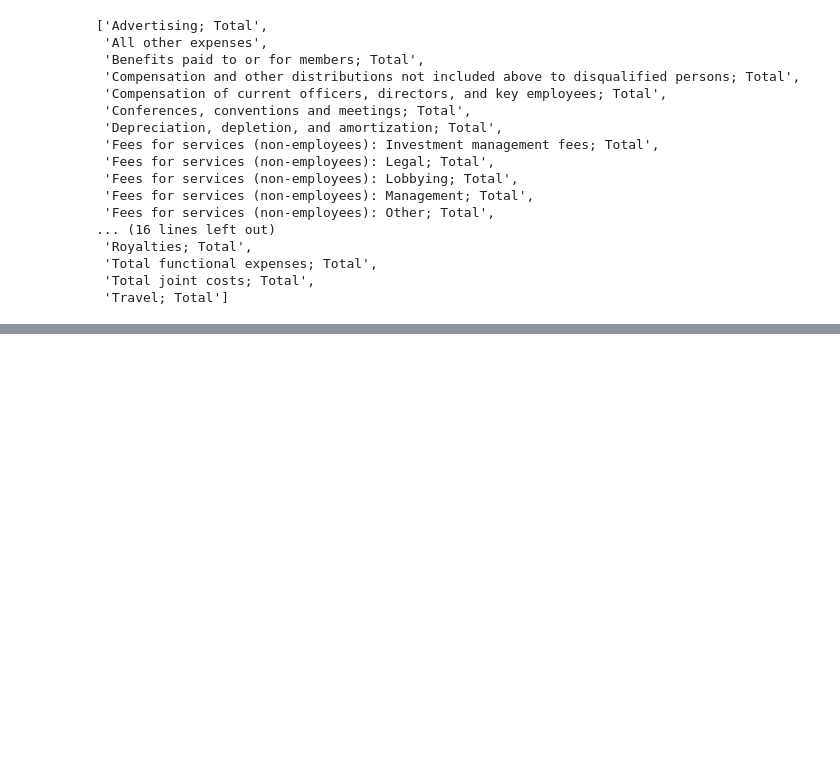
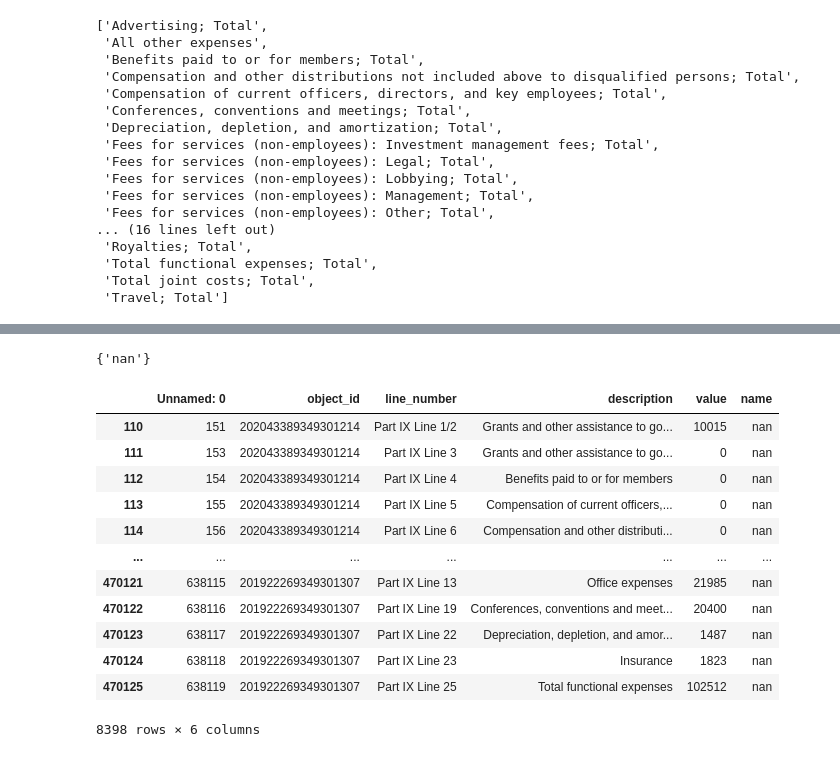
Before and after one commit to Vidhi-H-Patel/990-Project, a Jupyter notebook: Data_cleaning.ipynb, the cells around one changed output, grey strips where cells are left out. Drawn from its saved outputs; the diff is of its cells as text; code cells hidden in the pictures; blank space fills up the shorter version.

```diff
--- a/Data_cleaning.ipynb
+++ b/Data_cleaning.ipynb
@@ -286,3 +286,7 @@ sample['line_number'] = sample['line_number'].str.replace('; col \(A\)', '')
 # %%
 #save date as csv
 sample.to_csv("cleaned_data.csv",index=False)
+# %%
+data = pd.read_csv("cleaned_data.csv")
+#check over hospital names
+sorted(data['name'].unique())
@@ -288,0 +330,71 @@ sample.to_csv("cleaned_data.csv",index=False)
+# %%
+import os
+
+test_data = data.copy()
+
+#open each csv file and cut part IX
+path = '/Users/vidhipatel/Desktop/990 Project/data'
+for filename in os.listdir(path):
+    for i in non_id:
+        if filename == (str(i)+'.csv'):
+            with open(os.path.join(path, filename)) as f:
+                # read file as csv
+                content = pd.read_csv(f)
+                # get rows with business name
+                nameline = content[content["description"]
+                            .str.contains("business name line ",na=False, case=False)==True]
+                nameline = nameline.reset_index()
+                # get rows with hospital name
+                name = nameline[nameline["value"]
+                            .str.contains("hospital",na=False, case=False)==True]
+                name = name.reset_index()
+                #get hospital name
+                if (len(name.index)) >= 1:
+                    hos_name = name.loc[0,'value']
+                else:
+                    hos_name = name['value']
+
+                #add name to datafile
+                data_index = test_data[test_data['object_id'] == i].index
+                test_data.at[data_index,'name'] = hos_name
+# %%
+test_data['name'] = test_data['name'].astype(str)
+# %%
+#creat set for names that contain 'hospital'
+hospital_test = set()
+#creat set for names that don't contain 'hospital'
+non_hospital_test = set()
+
+#add to above sets the correct values
+for i in test_data['name']:
+    if 'hospital' in i.lower():
+        hospital_test.add(i)
+    else:
+        non_hospital_test.add(i)
+
+#get object id of the non hospitals
+non_id_test = set()
+for i in non_hospital_test:
+    non_index = test_data[test_data['name'] == i].index
+    for j in non_index:
+        non_id_test.add(test_data.at[j,'object_id'])
+
+print(non_hospital_test)
+# %% [output]
+{'nan'}
+# %%
+test_data[test_data['name']=='nan']
+# %% [output]
+|  | Unnamed: 0 | object_id | line_number | description | value | name |
+| 110 | 151 | 202043389349301214 | Part IX Line 1/2 | Grants and other assistance to go... | 10015 | nan |
+| 111 | 153 | 202043389349301214 | Part IX Line 3 | Grants and other assistance to go... | 0 | nan |
+| 112 | 154 | 202043389349301214 | Part IX Line 4 | Benefits paid to or for members | 0 | nan |
+| 113 | 155 | 202043389349301214 | Part IX Line 5 | Compensation of current officers,... | 0 | nan |
+| 114 | 156 | 202043389349301214 | Part IX Line 6 | Compensation and other distributi... | 0 | nan |
+| ... | ... | ... | ... | ... | ... | ... |
+| 470121 | 638115 | 201922269349301307 | Part IX Line 13 | Office expenses | 21985 | nan |
+| 470122 | 638116 | 201922269349301307 | Part IX Line 19 | Conferences, conventions and meet... | 20400 | nan |
+| 470123 | 638117 | 201922269349301307 | Part IX Line 22 | Depreciation, depletion, and amor... | 1487 | nan |
+| 470124 | 638118 | 201922269349301307 | Part IX Line 23 | Insurance | 1823 | nan |
+| 470125 | 638119 | 201922269349301307 | Part IX Line 25 | Total functional expenses | 102512 | nan |
+8398 rows × 6 columns
```
Also changed, not shown: parts of 7 cells of this notebook, 1 other file.
